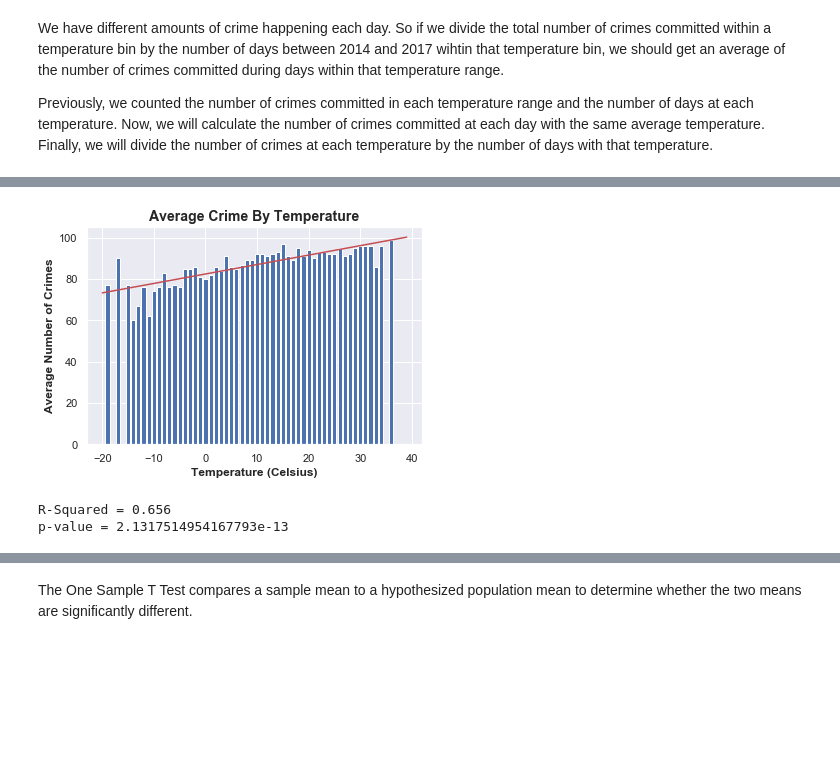
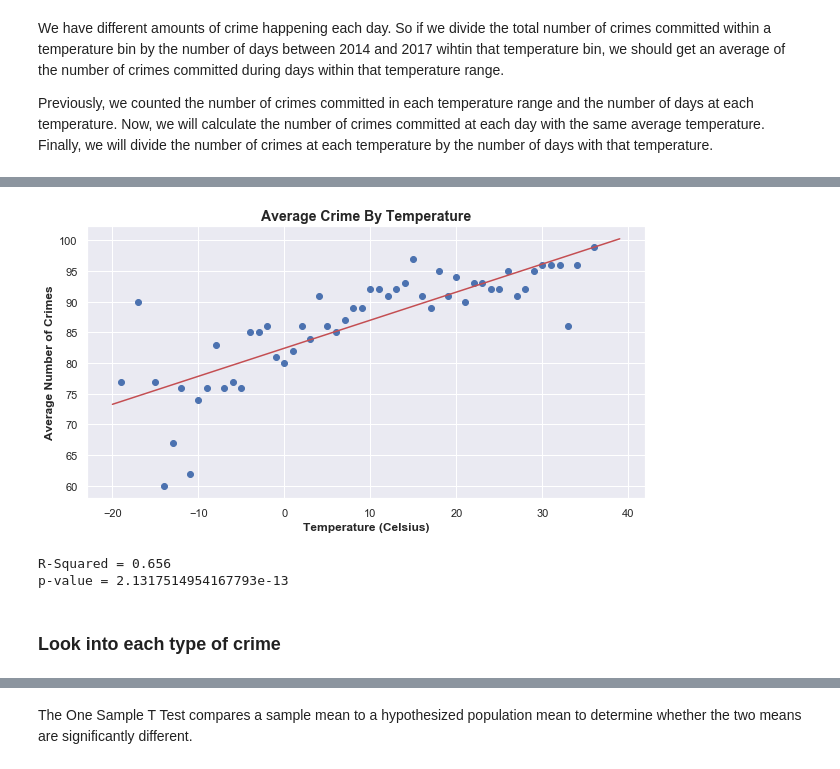
Before and after one commit to minnawoo/Whether-Weather-Drives-Crime, a Jupyter notebook: Whether Weather Drives Crime.ipynb, the cells around one changed output, grey strips where cells are left out. Saved outputs shown, nothing was run; the diff lists cells and outputs as text; code cells hidden in the pictures; blank space fills up the shorter version.

```diff
--- a/Whether Weather Drives Crime.ipynb
+++ b/Whether Weather Drives Crime.ipynb
@@ -377,22 +354,27 @@ num_crimes_in_temp_bins_df
 # %%
-# Plot bar graph of average number of crimes committed at each temperature
+# Plot the number of crimes vs temperature
+plt.figure(figsize=(10,5))
 plt.title('Average Crime By Temperature', fontweight = 'bold', fontsize = 14)
 plt.xlabel('Temperature (Celsius)', fontweight = 'bold')
 plt.ylabel('Average Number of Crimes', fontweight = 'bold')
-plt.bar(num_crimes_in_temp_bins_df.index, num_crimes_in_temp_bins_df['Average Number of Crimes Committed'])
+plt.scatter(num_crimes_in_temp_bins_df.index, num_crimes_in_temp_bins_df['Average Number of Crimes Committed'])
 
 # Plot line of best fit
 slope, intercept, rvalue, pvalue, _ = stats.linregress(num_crimes_in_temp_bins_df.index, num_crimes_in_temp_bins_df['Average Number of Crimes Committed'])
 x = np.arange(-20, 40)
 y = slope*x + intercept
 plt.plot(x, y, color = 'r')
-plt.savefig('Average Crime By Temperature.png', dpi = 199)
+
+# Save figure and show it
+plt.savefig('Scatter Plot of Average Crime By Temperature and Line of Best Fit.png', dpi = 199)
 plt.show()
 
 # Print R-Squared
 print(f"R-Squared = {round(rvalue**2,3)}")
 print(f"p-value = {pvalue}")
 # %% [output]
-[figure, old version]
+[figure, new version]
 R-Squared = 0.656
 p-value = 2.1317514954167793e-13
+# %% [markdown]
+### Look into each type of crime
```
Also changed, not shown: parts of 31 cells of this notebook, 12 other files.
